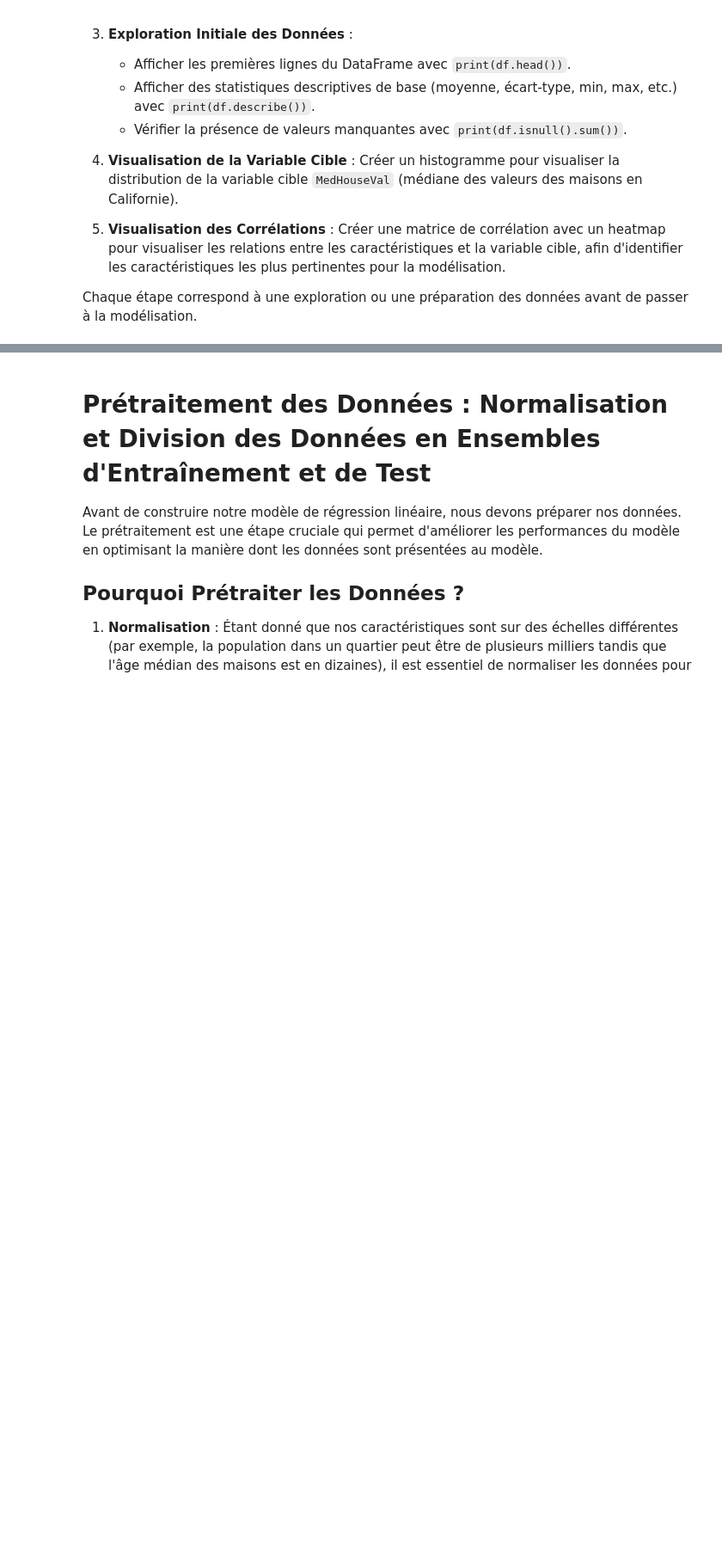
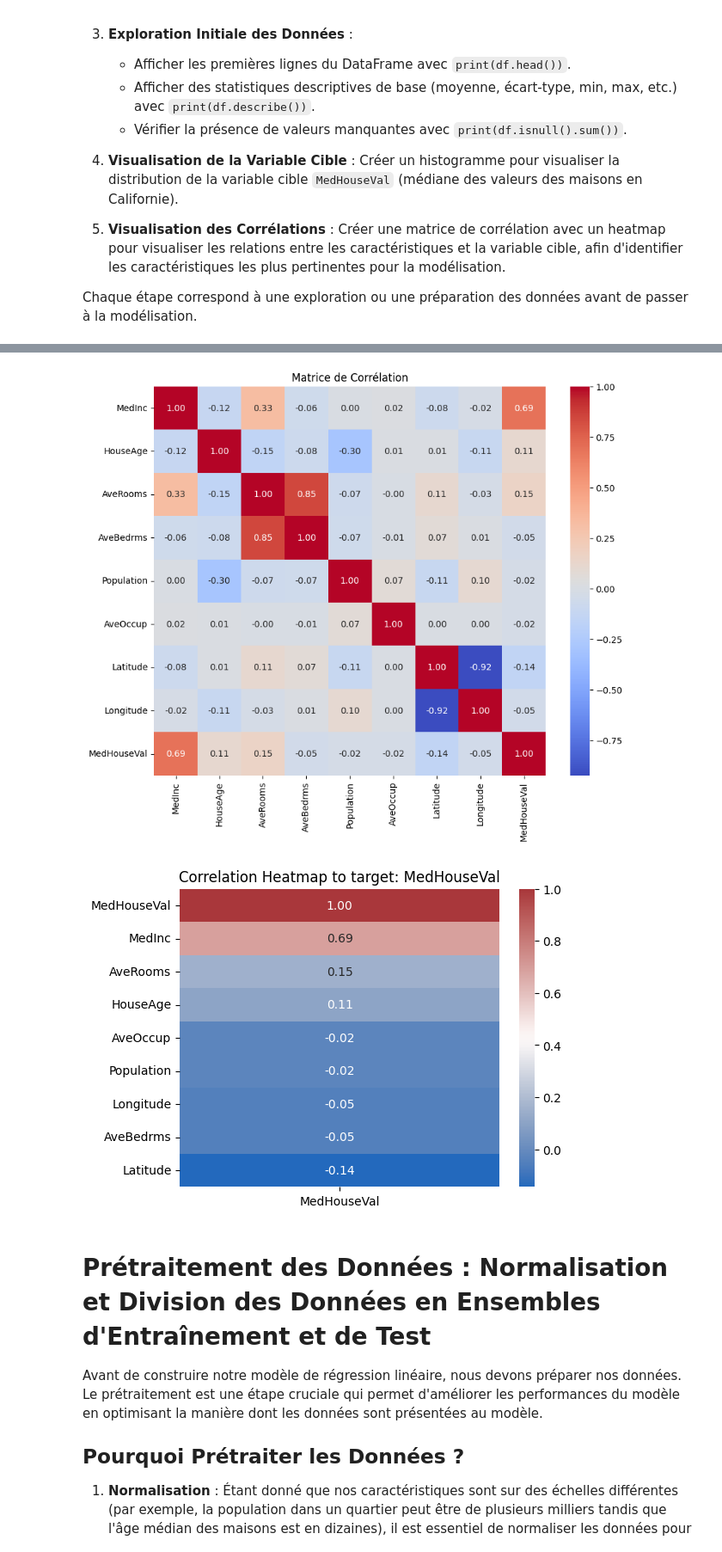
Before and after one commit to TonyVallad/Simplon, a Jupyter notebook: Notebooks/TensorFlow/A_04_02_Reg_Lin_TF.ipynb, the cells around one changed output, grey strips where cells are left out. Shown at 86% size. Drawn from its saved outputs; the diff is of its cells as text; code cells hidden in the pictures; blank space fills up the shorter version.

```diff
--- a/Notebooks/TensorFlow/A_04_02_Reg_Lin_TF.ipynb
+++ b/Notebooks/TensorFlow/A_04_02_Reg_Lin_TF.ipynb
@@ -216,3 +295,35 @@ Chaque étape correspond à une exploration ou une préparation des données ava
+# %%
+# 5. Visualisation des Corrélations
+
+def target_correlation_matrix(dataframe, target_column):
+    # Sélection des colonnes numériques
+    numeric_cols = dataframe.select_dtypes(include=[np.number])
+
+    # Calcul de la matrice de correlation
+    correlation_matrix = numeric_cols.corr()
+
+    # Correlation avec la cible
+    correlation_with_target = correlation_matrix[target_column].sort_values(ascending=False)
+
+    # Affichage
+    plt.figure(figsize=(6, len(correlation_with_target) * 0.5))
+    sns.heatmap(correlation_with_target.to_frame(), annot=True, cmap='vlag', fmt=".2f", cbar=True)
+    plt.title(f'Correlation Heatmap to target: {target_column}')
+    plt.show()
+
+def plot_correlation_matrix(dataframe):
+    plt.figure(figsize=(10, 8))
+    correlation_matrix = dataframe.corr()
+    sns.heatmap(correlation_matrix, annot=True, fmt=".2f", cmap="coolwarm", cbar=True)
+    plt.title("Matrice de Corrélation")
+    plt.show()
+
+plot_correlation_matrix(df)
+
+target_correlation_matrix(df, "MedHouseVal")
+# %% [output]
+[figure, added]
+[figure, added]
 # %% [markdown]
 # Prétraitement des Données : Normalisation et Division des Données en Ensembles d'Entraînement et de Test
 
```
Also changed, not shown: parts of 9 cells of this notebook.
